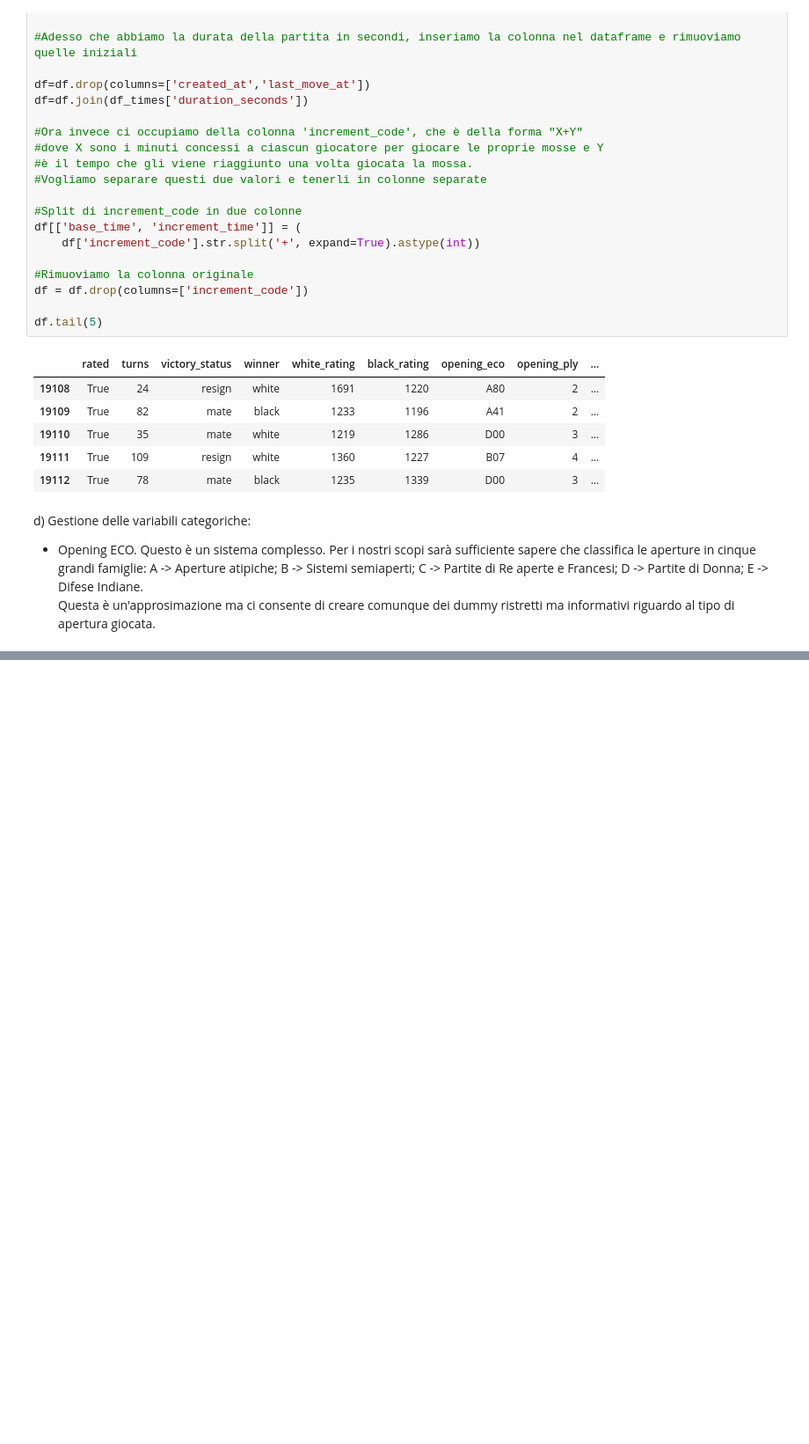
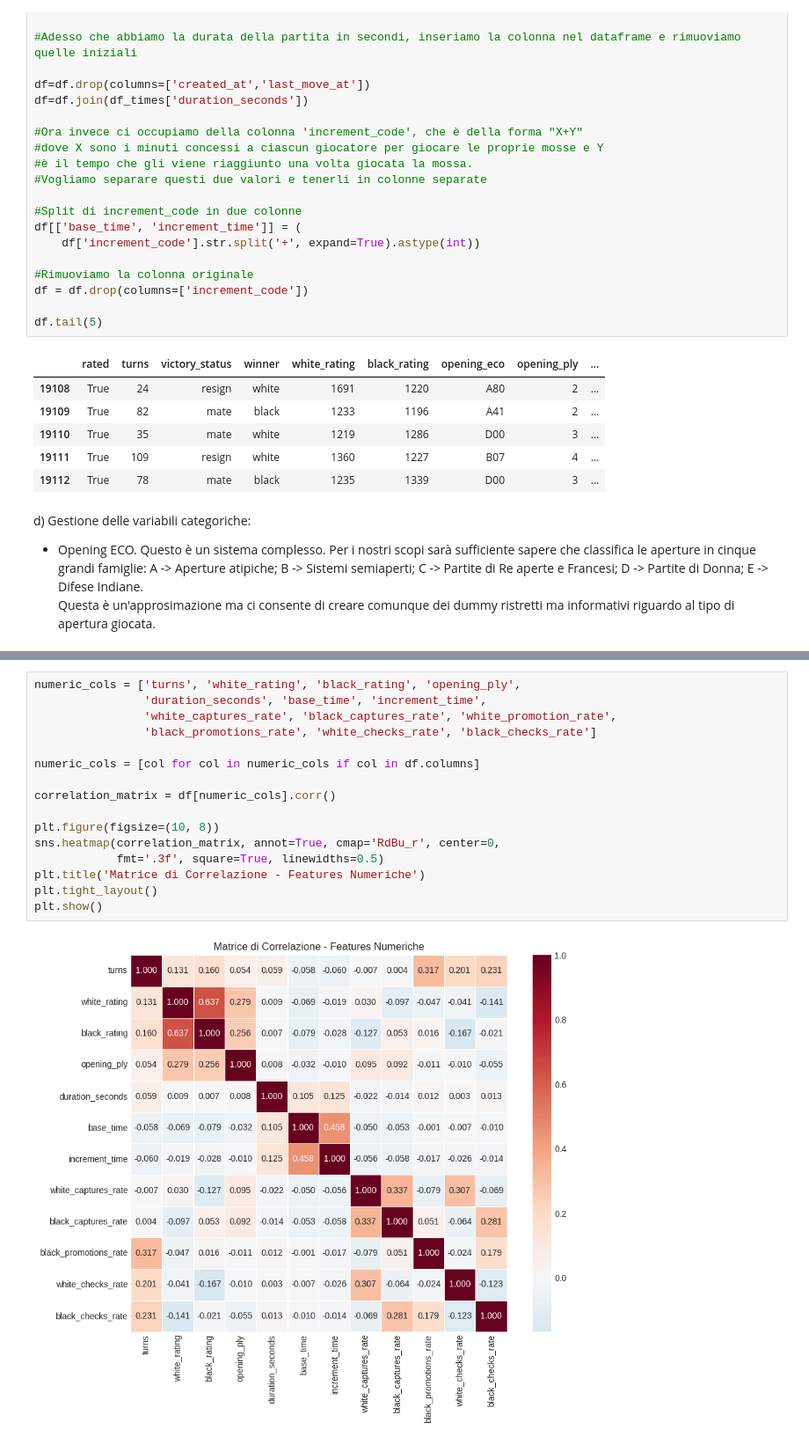
Before and after one commit to AndreaMorbello/Progetto-IA2, a Jupyter notebook: Notebooks/Notebook-IA2.ipynb, the cells around one changed output, grey strips where cells are left out. Shown at 88% size. Saved outputs shown, nothing was run; the diff lists cells and outputs as text; blank space fills up the shorter version.

```diff
--- a/Notebooks/Notebook-IA2.ipynb
+++ b/Notebooks/Notebook-IA2.ipynb
@@ -546,0 +353,18 @@ Name: count, dtype: int64
+# %%
+numeric_cols = ['turns', 'white_rating', 'black_rating', 'opening_ply',
+                'duration_seconds', 'base_time', 'increment_time',
+                'white_captures_rate', 'black_captures_rate', 'white_promotion_rate',
+                'black_promotions_rate', 'white_checks_rate', 'black_checks_rate']
+
+numeric_cols = [col for col in numeric_cols if col in df.columns]
+
+correlation_matrix = df[numeric_cols].corr()
+
+plt.figure(figsize=(10, 8))
+sns.heatmap(correlation_matrix, annot=True, cmap='RdBu_r', center=0,
+            fmt='.3f', square=True, linewidths=0.5)
+plt.title('Matrice di Correlazione - Features Numeriche')
+plt.tight_layout()
+plt.show()
+# %% [output]
+[figure, added]
```
Also changed, not shown: parts of 13 cells of this notebook.
